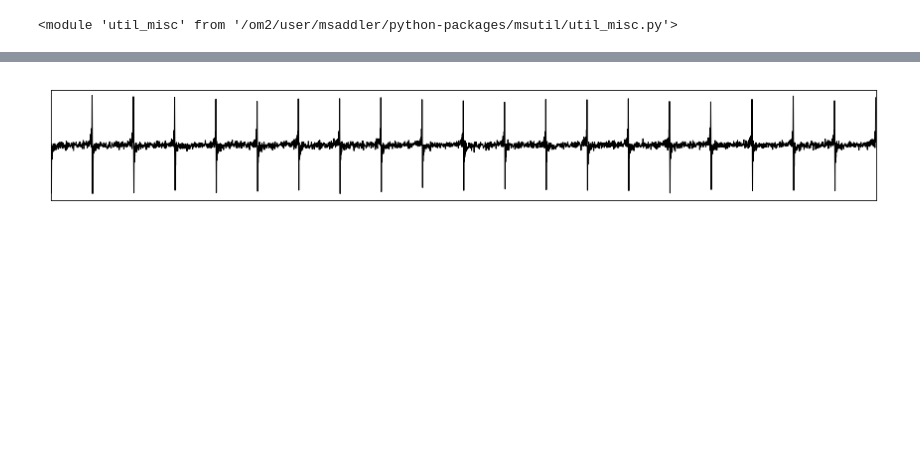
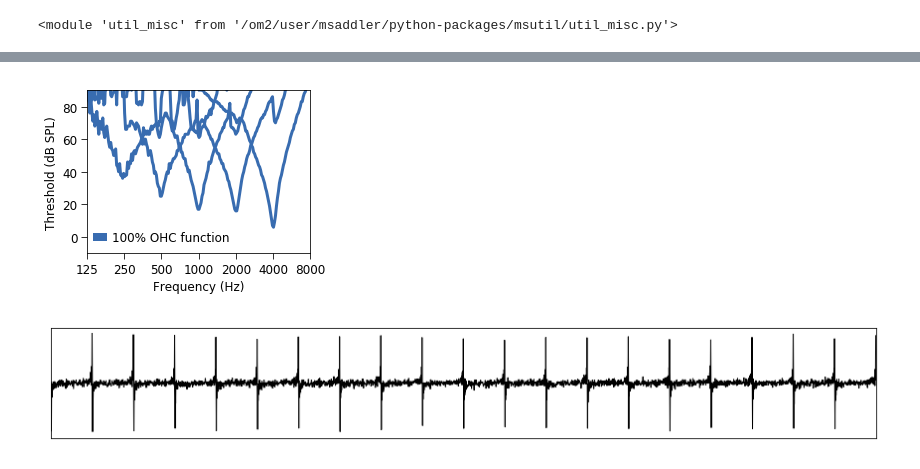
Before and after one commit to msaddler/bez2018model, a Jupyter notebook: notebook_figures_bez2018model.ipynb, the cells around one changed output, grey strips where cells are left out. Drawn from its saved outputs; the diff is of its cells as text; code cells hidden in the pictures; blank space fills up the shorter version.

Commit message:
ANF tuning curve examples (cohc=1) figure for VCCA2021 talk

```diff
--- a/notebook_figures_bez2018model.ipynb
+++ b/notebook_figures_bez2018model.ipynb
@@ -165,7 +168,7 @@ list_keys_to_plot = [
 #     'human',
 #     'linear',
 
-    'ohc_loss',
+#     'ohc_loss',
     'human',
 ]
 
@@ -179,35 +182,37 @@ xticks = [list_cf[0]/2] + list_cf + [list_cf[-1]*2]
 if 'ohc_loss' in list_keys_to_plot:
     ylimits = [-10, 90]
 else:
-    ylimits = [-10, 60]
+    ylimits = [-10, 90]
 ax = util_figures.format_axes(
     ax,
     xscale='log',
     str_xlabel='Frequency (Hz)',
     str_ylabel='Threshold (dB SPL)',
     str_title=None,
     xticks=xticks,
     xticklabels=np.array(xticks).astype(int),
     xticks_minor=[],
     xlimits=[xticks[0], xticks[-1]],
     ylimits=ylimits)
 legend_plot_kwargs = {
     'loc': 'lower left',
     'ncol': 1,
     'borderpad': 0.4,
     'borderaxespad': 0.4,
     'handletextpad': 0.8,
     'frameon': False,
     'handlelength': 0.5,
     'markerscale': 1.0,
     'fontsize': 12,
 }
 leg = ax.legend(**legend_plot_kwargs)
 for legobj in leg.legendHandles:
     legobj.set_linewidth(8.0)
 plt.show()
 
 # fig.savefig('tmp.pdf', bbox_inches='tight', transparent=True, pad_inches=0)
+# %% [output]
+[figure, added]
 # %%
 sr = 32000
 t = np.arange(0, 0.1, 1/sr)
```
Also changed, not shown: parts of 1 cell of this notebook.
